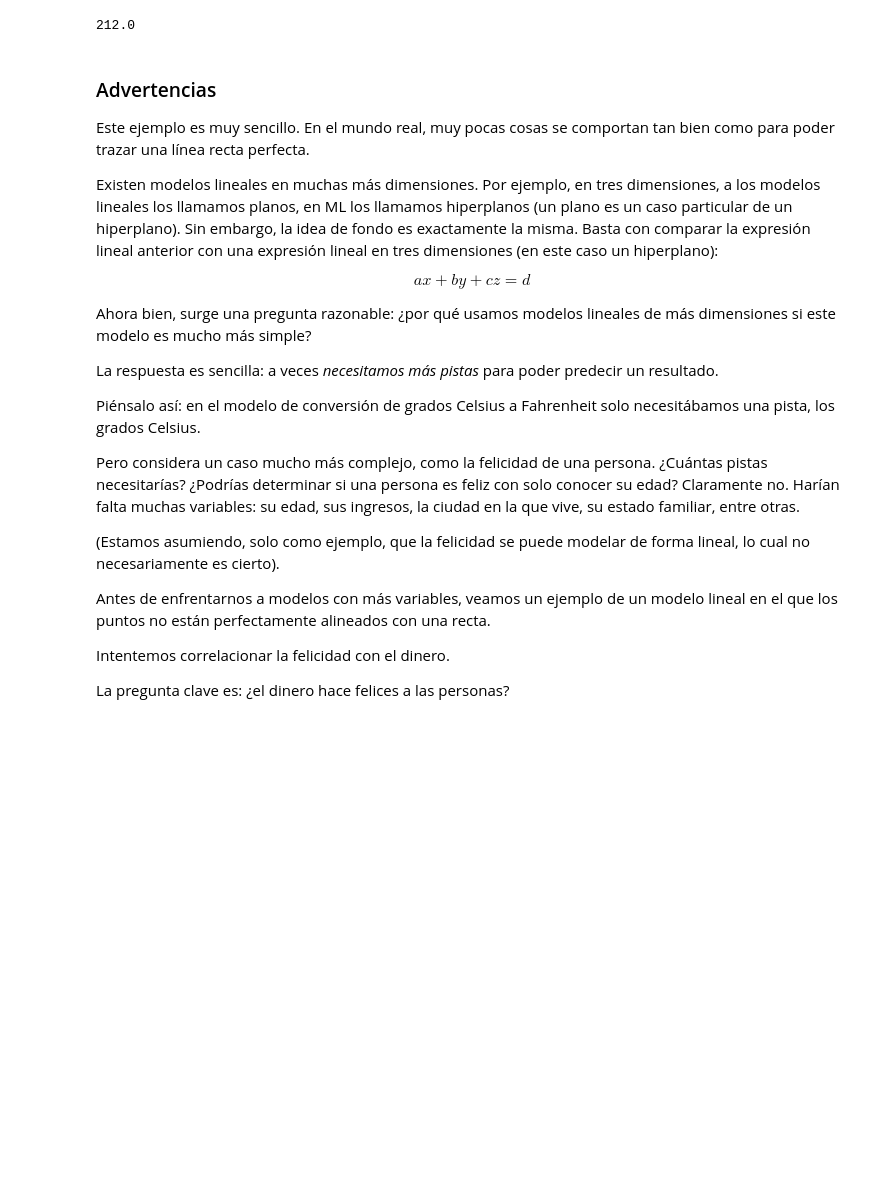
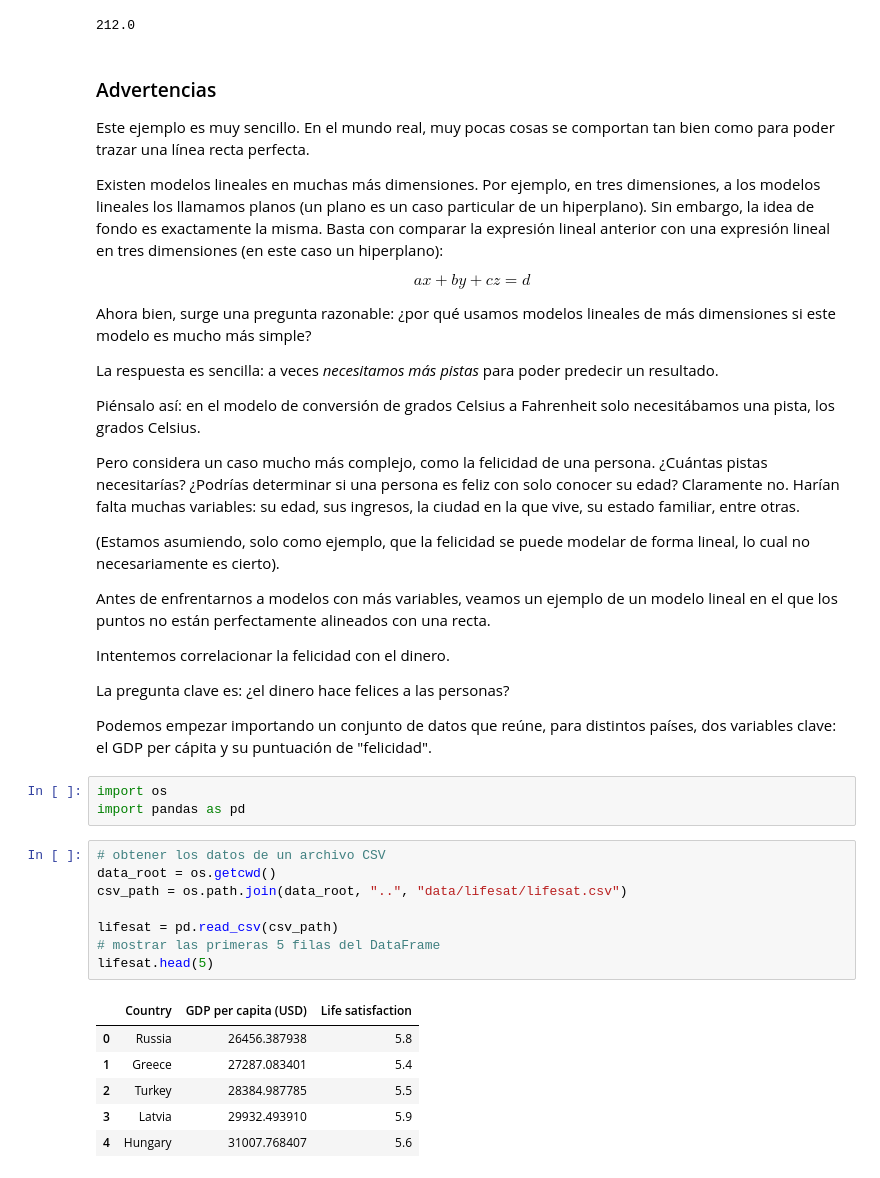
Before and after one commit to titooDiaz/Machine-Learning, a Jupyter notebook: HOML/Chapter 1/notebook.ipynb, the cells around one changed output. Cells and saved outputs as stored; diff of their text form; blank space fills up the shorter version.

```diff
--- a/HOML/Chapter 1/notebook.ipynb
+++ b/HOML/Chapter 1/notebook.ipynb
@@ -222,7 +222,7 @@ fahrenheit
 ### Advertencias
 Este ejemplo es muy sencillo. En el mundo real, muy pocas cosas se comportan tan bien como para poder trazar una línea recta perfecta.
 
-Existen modelos lineales en muchas más dimensiones. Por ejemplo, en tres dimensiones, a los modelos lineales los llamamos planos, en ML los llamamos hiperplanos (un plano es un caso particular de un hiperplano). Sin embargo, la idea de fondo es exactamente la misma. Basta con comparar la expresión lineal anterior con una expresión lineal en tres dimensiones (en este caso un hiperplano):
+Existen modelos lineales en muchas más dimensiones. Por ejemplo, en tres dimensiones, a los modelos lineales los llamamos planos (un plano es un caso particular de un hiperplano). Sin embargo, la idea de fondo es exactamente la misma. Basta con comparar la expresión lineal anterior con una expresión lineal en tres dimensiones (en este caso un hiperplano):
 
 $$
 ax + by + cz = d
@@ -243,3 +243,24 @@ Antes de enfrentarnos a modelos con más variables, veamos un ejemplo de un mode
 Intentemos correlacionar la felicidad con el dinero.
 
 La pregunta clave es: ¿el dinero hace felices a las personas?
+
+Podemos empezar importando un conjunto de datos que reúne, para distintos países, dos variables clave:
+el GDP per cápita y su puntuación de "felicidad".
+# %%
+import os
+import pandas as pd
+# %%
+# obtener los datos de un archivo CSV
+data_root = os.getcwd()
+csv_path = os.path.join(data_root, "..", "data/lifesat/lifesat.csv")
+
+lifesat = pd.read_csv(csv_path)
+# mostrar las primeras 5 filas del DataFrame
+lifesat.head(5)
+# %% [output]
+|  | Country | GDP per capita (USD) | Life satisfaction |
+| 0 | Russia | 26456.387938 | 5.8 |
+| 1 | Greece | 27287.083401 | 5.4 |
+| 2 | Turkey | 28384.987785 | 5.5 |
+| 3 | Latvia | 29932.493910 | 5.9 |
+| 4 | Hungary | 31007.768407 | 5.6 |
```
Also changed, not shown: parts of 8 cells of this notebook.
